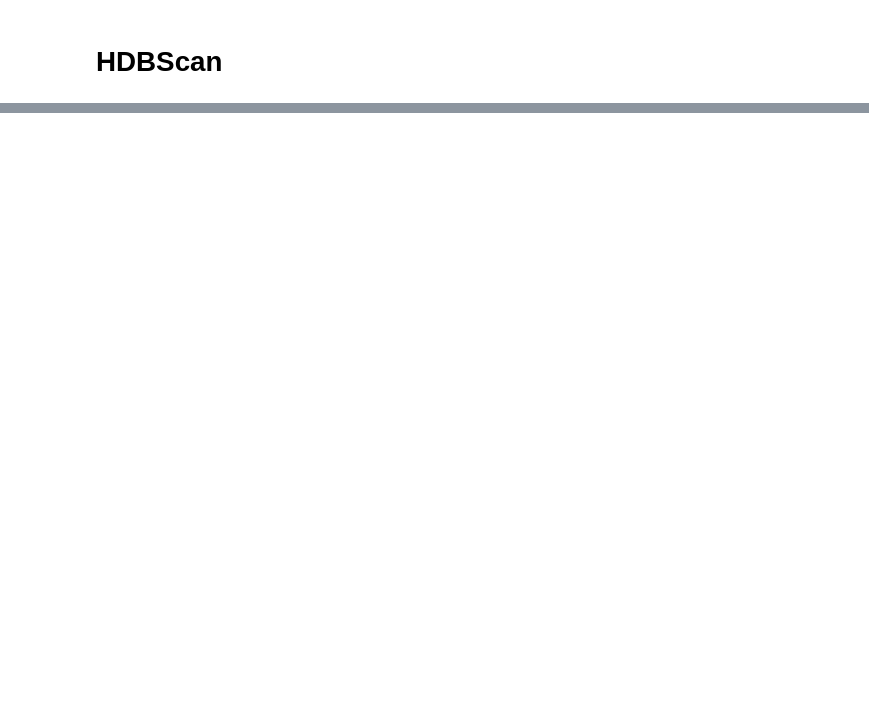
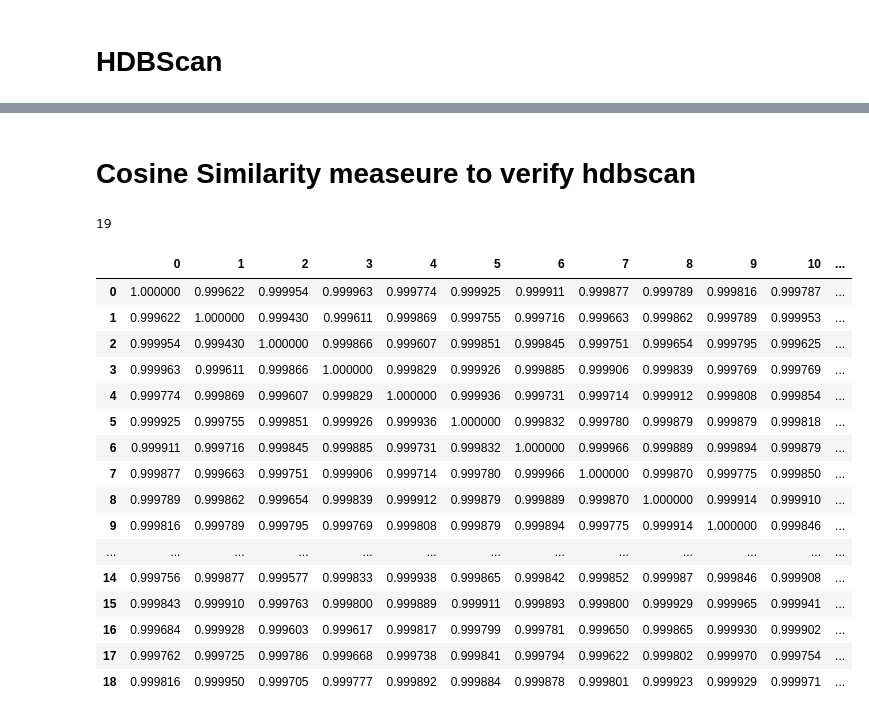
Before and after one commit to bharathwajan/Recommendation_hdbscan, a Jupyter notebook: 12-11-22.ipynb, the cells around one changed output, grey strips where cells are left out. Drawn from its saved outputs; the diff is of its cells as text; code cells hidden in the pictures; blank space fills up the shorter version.

```diff
--- a/12-11-22.ipynb
+++ b/12-11-22.ipynb
@@ -85,7 +148,7 @@ print(np.unique(clusters.labels_),'\n',len(np.unique(clusters.labels_)))
 # %%
 cluster=[]
 for idx in range(len(clusters.labels_)):
-    if clusters.labels_[idx]==10: #taking dataponits of 10th cluster
+    if clusters.labels_[idx]==30: #taking dataponits of 10th cluster
         cluster.append(idx)
 # %%
 news_cluster=[]
@@ -94,0 +265,13 @@ news_cluster
+# %% [markdown]
+# Cosine Similarity measeure to verify hdbscan
+# %%
+len(cluster)
+# %% [output]
+19
+# %%
+cluster_30_embed=[]
+for point in cluster:
+    # print("\n umap_embedding",umap_embeddings[point],"index",data.index(data[point]))
+    cluster_30_embed.append(umap_embeddings[point])
+# cluster_30_embed
+umap_embed_30=pd.DataFrame(cluster_30_embed)
@@ -94,0 +280,22 @@ news_cluster
+# %%
+similarity_table=cosine_similarity(umap_embed_30)
+# %%
+pd.DataFrame(similarity_table)
+# %% [output]
+|  | 0 | 1 | 2 | 3 | 4 | 5 | 6 | 7 | 8 | 9 | 10 | ... |
+| 0 | 1.000000 | 0.999622 | 0.999954 | 0.999963 | 0.999774 | 0.999925 | 0.999911 | 0.999877 | 0.999789 | 0.999816 | 0.999787 | ... |
+| 1 | 0.999622 | 1.000000 | 0.999430 | 0.999611 | 0.999869 | 0.999755 | 0.999716 | 0.999663 | 0.999862 | 0.999789 | 0.999953 | ... |
+| 2 | 0.999954 | 0.999430 | 1.000000 | 0.999866 | 0.999607 | 0.999851 | 0.999845 | 0.999751 | 0.999654 | 0.999795 | 0.999625 | ... |
+| 3 | 0.999963 | 0.999611 | 0.999866 | 1.000000 | 0.999829 | 0.999926 | 0.999885 | 0.999906 | 0.999839 | 0.999769 | 0.999769 | ... |
+| 4 | 0.999774 | 0.999869 | 0.999607 | 0.999829 | 1.000000 | 0.999936 | 0.999731 | 0.999714 | 0.999912 | 0.999808 | 0.999854 | ... |
+| 5 | 0.999925 | 0.999755 | 0.999851 | 0.999926 | 0.999936 | 1.000000 | 0.999832 | 0.999780 | 0.999879 | 0.999879 | 0.999818 | ... |
+| 6 | 0.999911 | 0.999716 | 0.999845 | 0.999885 | 0.999731 | 0.999832 | 1.000000 | 0.999966 | 0.999889 | 0.999894 | 0.999879 | ... |
+| 7 | 0.999877 | 0.999663 | 0.999751 | 0.999906 | 0.999714 | 0.999780 | 0.999966 | 1.000000 | 0.999870 | 0.999775 | 0.999850 | ... |
+| 8 | 0.999789 | 0.999862 | 0.999654 | 0.999839 | 0.999912 | 0.999879 | 0.999889 | 0.999870 | 1.000000 | 0.999914 | 0.999910 | ... |
+| 9 | 0.999816 | 0.999789 | 0.999795 | 0.999769 | 0.999808 | 0.999879 | 0.999894 | 0.999775 | 0.999914 | 1.000000 | 0.999846 | ... |
+| ... | ... | ... | ... | ... | ... | ... | ... | ... | ... | ... | ... | ... |
+| 14 | 0.999756 | 0.999877 | 0.999577 | 0.999833 | 0.999938 | 0.999865 | 0.999842 | 0.999852 | 0.999987 | 0.999846 | 0.999908 | ... |
+| 15 | 0.999843 | 0.999910 | 0.999763 | 0.999800 | 0.999889 | 0.999911 | 0.999893 | 0.999800 | 0.999929 | 0.999965 | 0.999941 | ... |
+| 16 | 0.999684 | 0.999928 | 0.999603 | 0.999617 | 0.999817 | 0.999799 | 0.999781 | 0.999650 | 0.999865 | 0.999930 | 0.999902 | ... |
+| 17 | 0.999762 | 0.999725 | 0.999786 | 0.999668 | 0.999738 | 0.999841 | 0.999794 | 0.999622 | 0.999802 | 0.999970 | 0.999754 | ... |
+| 18 | 0.999816 | 0.999950 | 0.999705 | 0.999777 | 0.999892 | 0.999884 | 0.999878 | 0.999801 | 0.999923 | 0.999929 | 0.999971 | ... |
```
Also changed, not shown: parts of 19 cells of this notebook, 2 other files.
